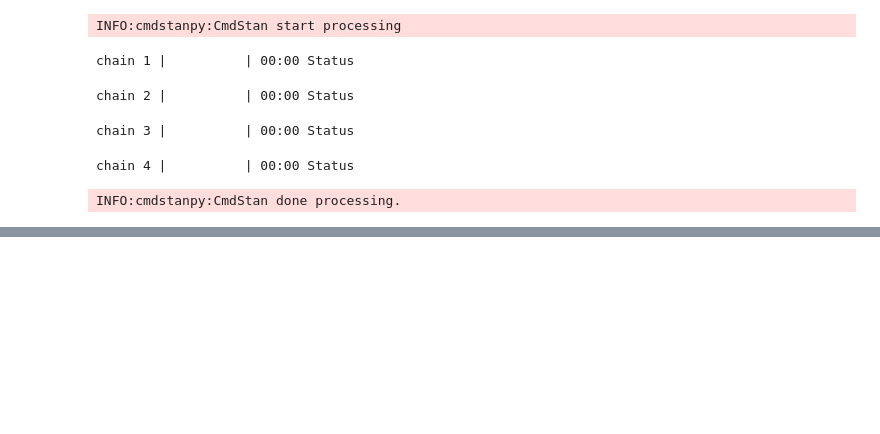
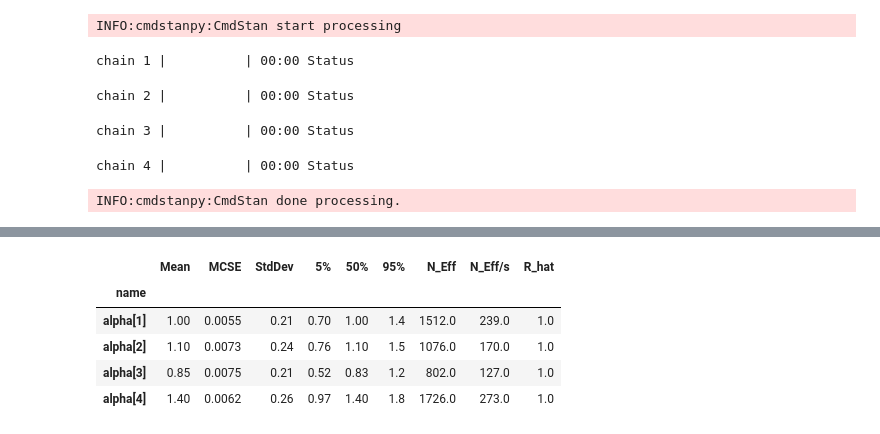
Before and after one commit to lucasmoschen/bivariate-beta, a Jupyter notebook: notebooks/bayesian_estimation_biv_beta.ipynb, the cells around one changed output, grey strips where cells are left out. Cells and saved outputs as stored; diff of their text form; code cells hidden in the pictures; blank space fills up the shorter version.

```diff
--- a/notebooks/bayesian_estimation_biv_beta.ipynb
+++ b/notebooks/bayesian_estimation_biv_beta.ipynb
@@ -85,0 +92,2 @@ plt.show()
+# %%
+model_fit_v2 = model.sample(data=data, chains=4, iter_sampling=1000)
@@ -85,0 +101,10 @@ plt.show()
+# %%
+df = model_fit_v2.summary()
+df[df.index.str.contains('alpha')]
+# %% [output]
+|  | Mean | MCSE | StdDev | 5% | 50% | 95% | N_Eff | N_Eff/s | R_hat |
+| name |  |  |  |  |  |  |  |  |  |
+| alpha[1] | 1.00 | 0.0055 | 0.21 | 0.70 | 1.00 | 1.4 | 1512.0 | 239.0 | 1.0 |
+| alpha[2] | 1.10 | 0.0073 | 0.24 | 0.76 | 1.10 | 1.5 | 1076.0 | 170.0 | 1.0 |
+| alpha[3] | 0.85 | 0.0075 | 0.21 | 0.52 | 0.83 | 1.2 | 802.0 | 127.0 | 1.0 |
+| alpha[4] | 1.40 | 0.0062 | 0.26 | 0.97 | 1.40 | 1.8 | 1726.0 | 273.0 | 1.0 |
```
Also changed, not shown: parts of 9 cells of this notebook, 2 other files.
